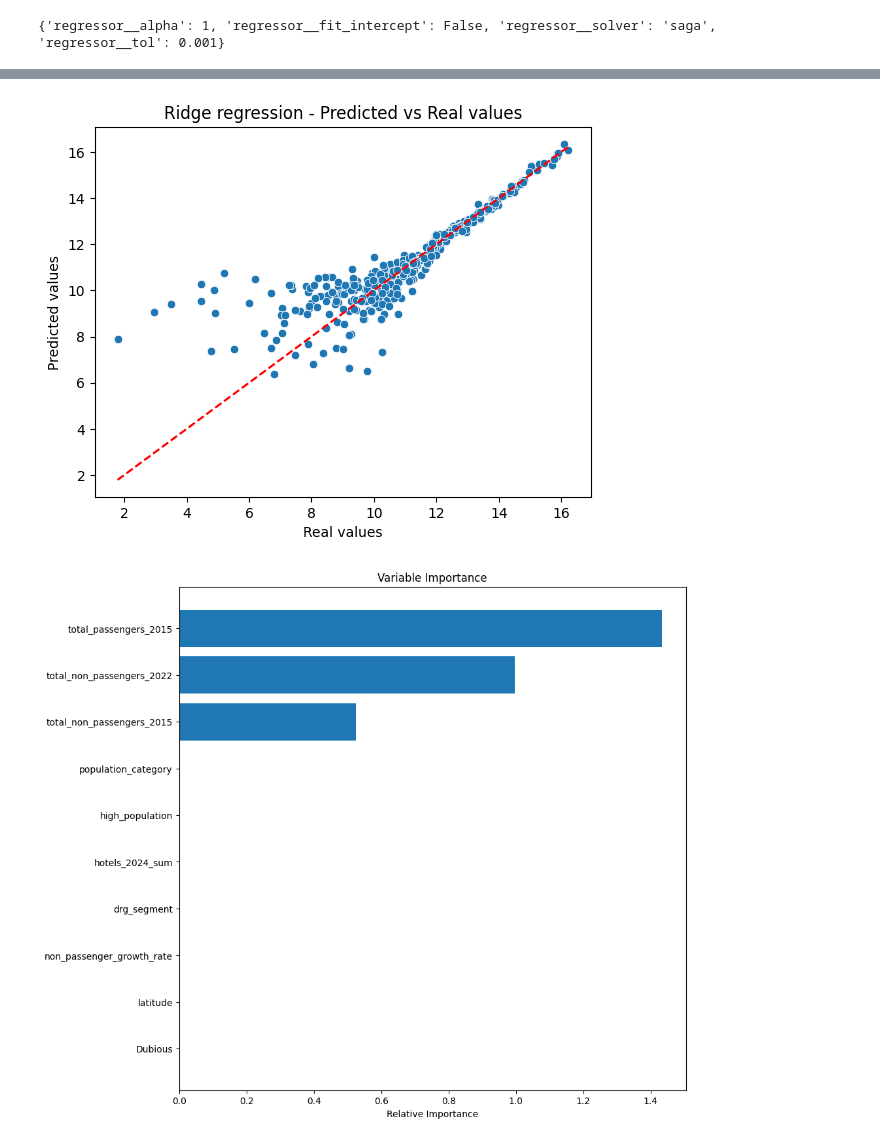
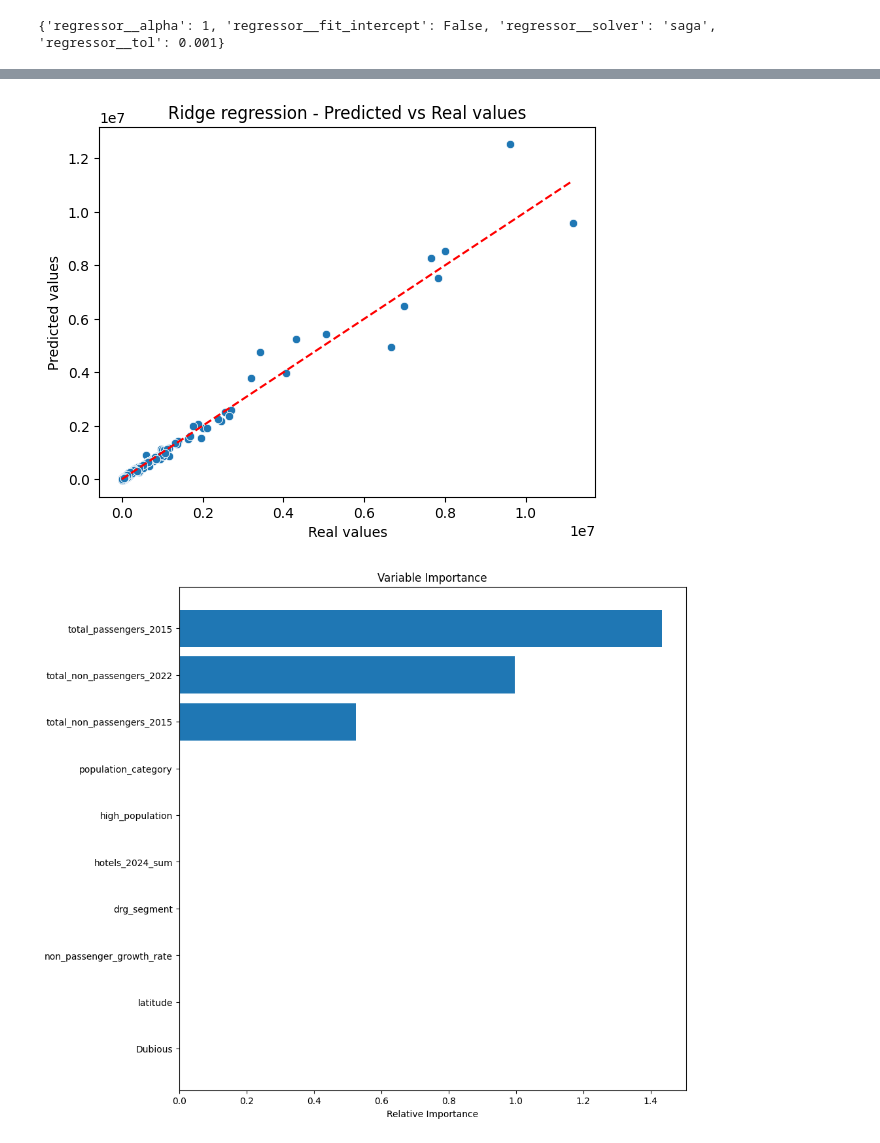
Before and after one commit to pierre-jezegou/fib-ml-project, a Jupyter notebook: linear-models.ipynb, the cells around one changed output, grey strips where cells are left out. Saved outputs shown, nothing was run; the diff lists cells and outputs as text; code cells hidden in the pictures.

```diff
--- a/linear-models.ipynb
+++ b/linear-models.ipynb
@@ -141,9 +137,9 @@ write_metrics_in_csv(y_pred_ridge, y_test, 'ridge_regression', grid_search.best_
 |  | Model | Hyperparameters | Mean Squared Error | Mean Absolute Error | Median Absolute Error | R2 Score |
 | 0 | ridge_regression | {'regressor__alpha': 1, 'regresso... | 4.361706e+10 | 52408.776245 | 14961.637565 | 0.967892 |
 # %%
-plot_ypred_vs_yreal(y_pred_ridge, y_test, 'Ridge regression', True, True)
+plot_ypred_vs_yreal(y_pred_ridge, y_test, 'Ridge regression', False, True)
 # %% [output]
-[figure, old version]
+[figure, new version]
 # %%
 plot_variable_importance(ridge_model, X_train, y_train, 10)
 # %% [output]
```
Also changed, not shown: parts of 3 cells of this notebook.
